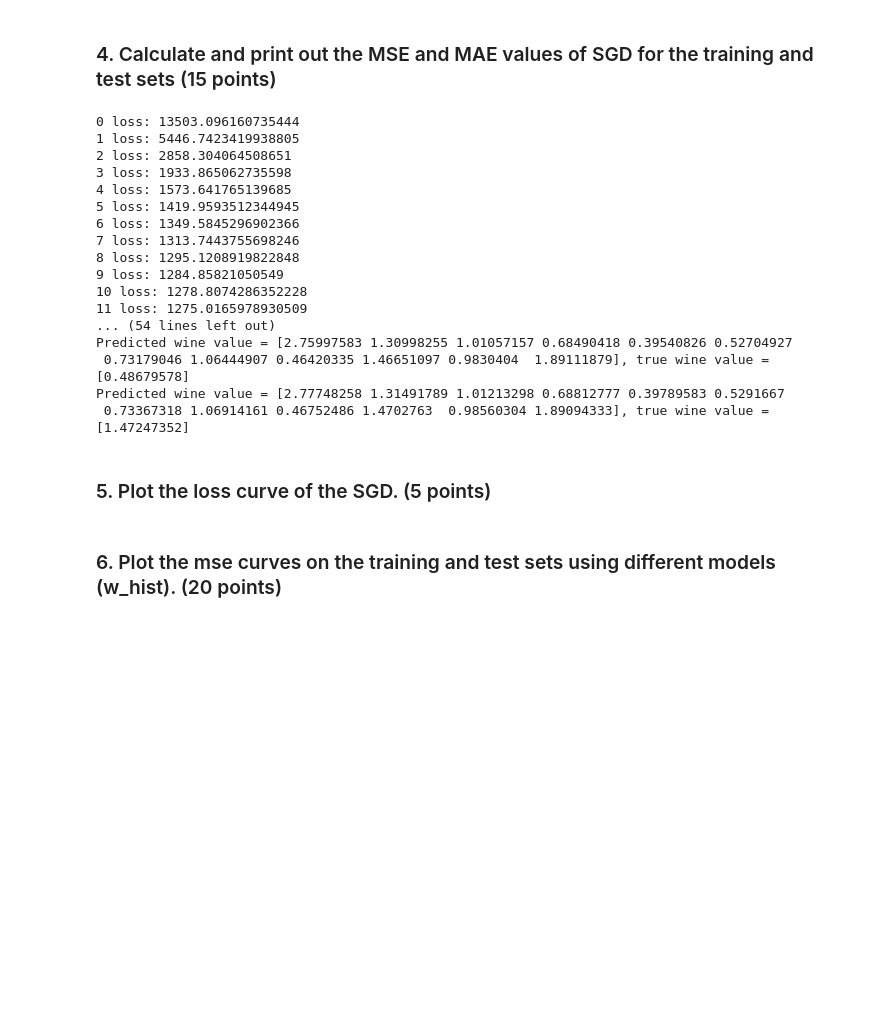
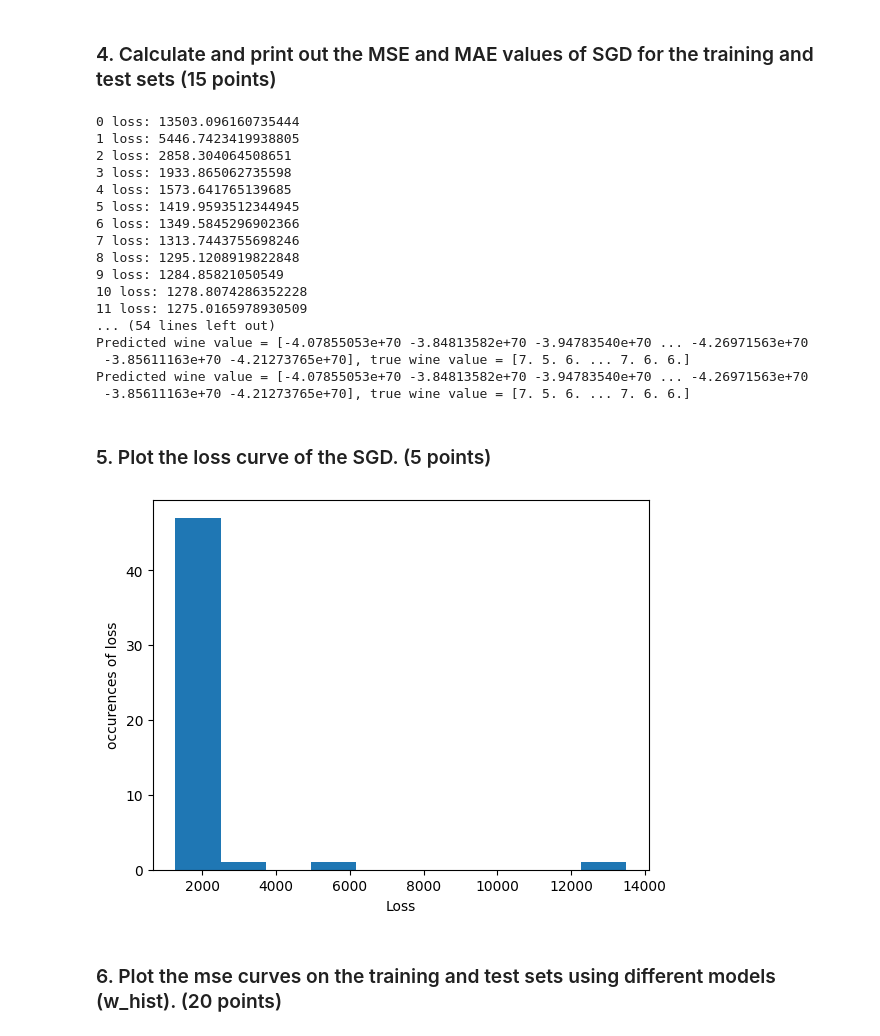
Before and after one commit to SethCram/CS474-Deep-Learning, a Jupyter notebook: HW2_SGD_Impl_Validation/Homework 2_SGD_Seth_Cram.ipynb, the cells around one changed output. Cells and saved outputs as stored; diff of their text form; code cells hidden in the pictures; blank space fills up the shorter version.

Commit message:
loss SGD plot

```diff
--- a/HW2_SGD_Impl_Validation/Homework 2_SGD_Seth_Cram.ipynb
+++ b/HW2_SGD_Impl_Validation/Homework 2_SGD_Seth_Cram.ipynb
@@ -306,19 +312,26 @@ w_star_SGD, w_hist_SGD, loss_hist_SGD = SGD(X_train, y_train, lr = 0.0001, batch
 #(1) print out the predicted wine quality values and the true quality
 # values of the first 10 data samples in the test dataset.  5 points
 
+y_test_prediction = predict(X_test, w_star)
+
 for i in range(0, 10):
-    print("Predicted wine value = {}, true wine value = {}".format(w_hist_SGD[i],w_star_SGD[i]))
+    #print("Predicted wine value = {}, true wine value = {}".format(w_hist_SGD[i],w_star_SGD[i]))
     #why is it 12 prediction vals for every 1 true val?
+    print("Predicted wine value = {}, true wine value = {}".format(y_test_prediction, y_test))
 
 
 #(2) mse and mae of the training set. 5 points
 
+y_train_prediction = predict(X_train, w_star)
 
+mse_train = mean_squared_error(y_true=y_train, y_pred=y_train_prediction )
+mae_train = mean_absolute_error(y_true=y_train, y_pred=y_train_prediction )
 
 
 #(3)mse and mae of the test set. 5 points
 
-
+mse_test = mean_squared_error(y_true=y_test, y_pred=y_test_prediction )
+mae_test = mean_absolute_error(y_true=y_test, y_pred=y_test_prediction )
 
 #---------------------------------
 # %% [output]
@@ -335,22 +348,24 @@ for i in range(0, 10):
 10 loss: 1278.8074286352228
 11 loss: 1275.0165978930509
 ... (54 lines left out)
-Predicted wine value = [2.75997583 1.30998255 1.01057157 0.68490418 0.39540826 0.52704927
- 0.73179046 1.06444907 0.46420335 1.46651097 0.9830404  1.89111879], true wine value = [0.48679578]
-Predicted wine value = [2.77748258 1.31491789 1.01213298 0.68812777 0.39789583 0.5291667
- 0.73367318 1.06914161 0.46752486 1.4702763  0.98560304 1.89094333], true wine value = [1.47247352]
+Predicted wine value = [-4.07855053e+70 -3.84813582e+70 -3.94783540e+70 ... -4.26971563e+70
+ -3.85611163e+70 -4.21273765e+70], true wine value = [7. 5. 6. ... 7. 6. 6.]
+Predicted wine value = [-4.07855053e+70 -3.84813582e+70 -3.94783540e+70 ... -4.26971563e+70
+ -3.85611163e+70 -4.21273765e+70], true wine value = [7. 5. 6. ... 7. 6. 6.]
 # %% [markdown]
 ### 5. Plot the loss curve of the SGD. (5 points)
 # %%
 ## add your code here
 #-----------------------
 
 plt.hist(loss_hist_SGD)
-plt.xlabel('xLabel')
-plt.ylabel('yLable')
+plt.xlabel('Loss')
+plt.ylabel('Occurences of loss')
 plt.show()
 
 #---------------------------------
+# %% [output]
+[figure, added]
 # %% [markdown]
 ### 6. Plot the mse curves on the training and test sets using different models (w_hist). (20 points)
 # %%
```
Also changed, not shown: parts of 2 cells of this notebook.
